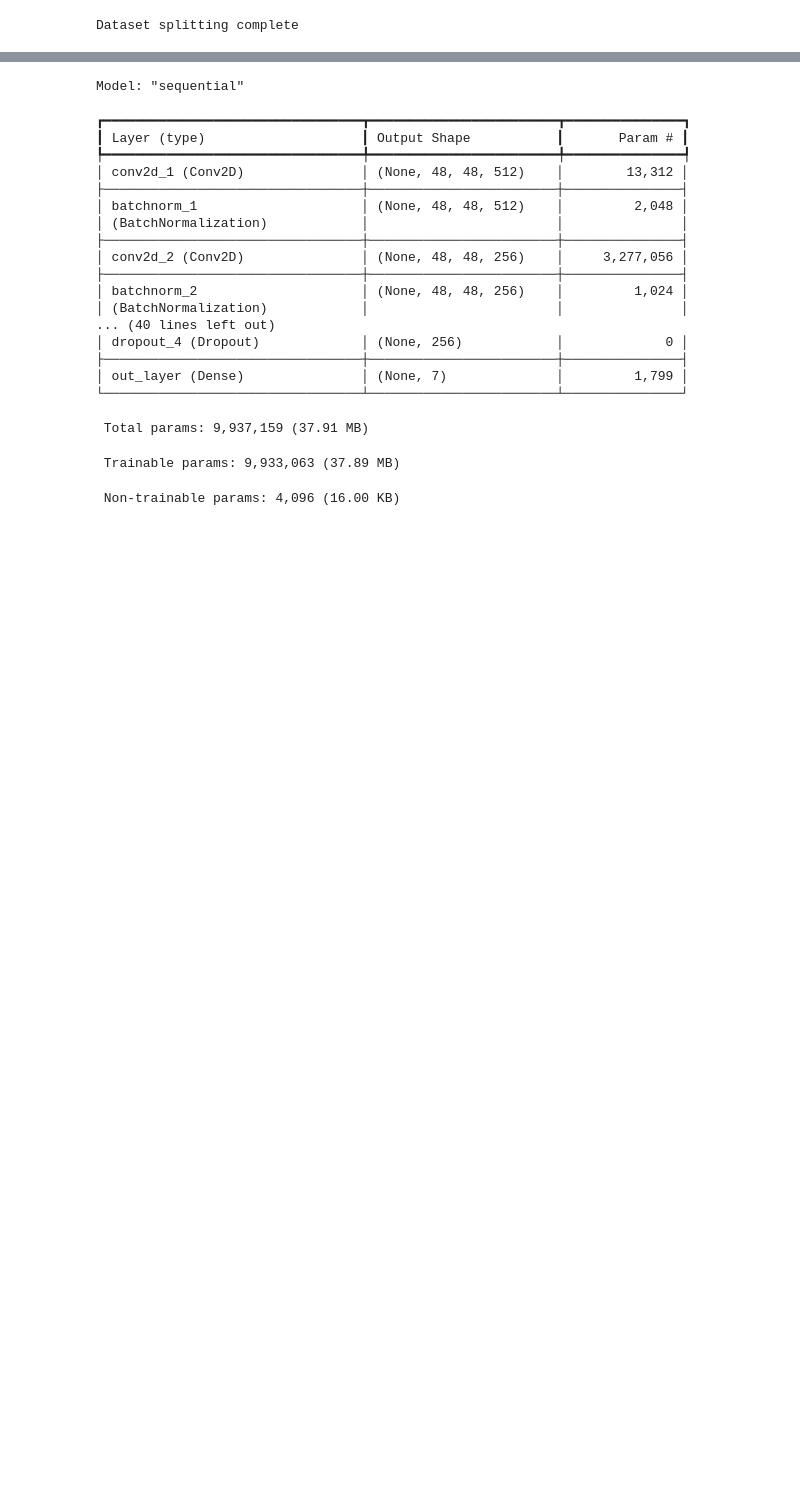
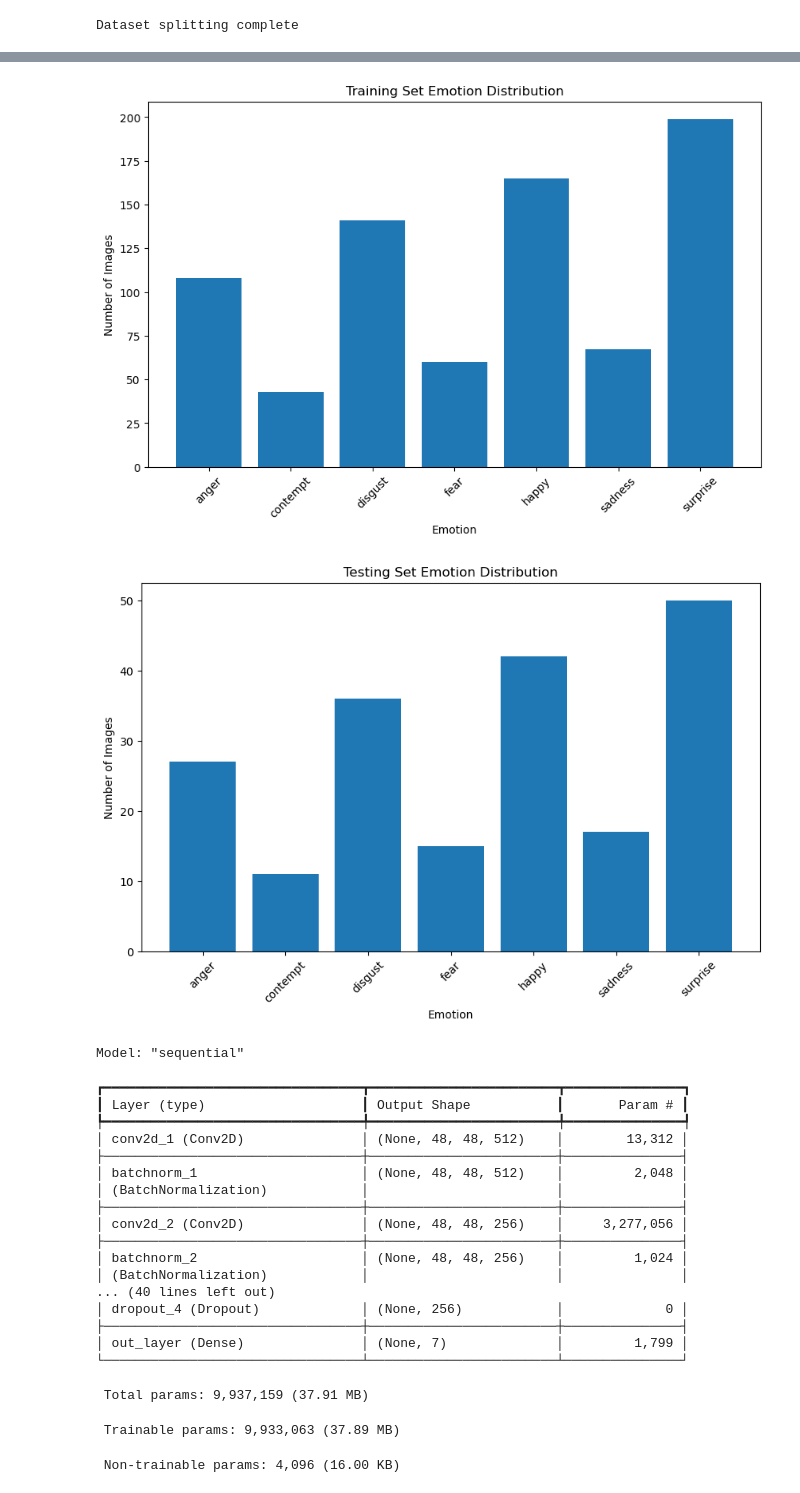
Before and after one commit to raj91ravi/Facial-Emotion-Recognition, a Jupyter notebook: FER_CK+.ipynb, the cells around one changed output, grey strips where cells are left out. Cells and saved outputs as stored; diff of their text form; code cells hidden in the pictures; blank space fills up the shorter version.

```diff
--- a/FER_CK+.ipynb
+++ b/FER_CK+.ipynb
@@ -147,0 +153,24 @@ optims = [
+# %%
+#class distribution
+
+def plot_class_distribution(directory, title):
+    class_names = os.listdir(directory)
+    class_counts = []
+    for class_name in class_names:
+        class_dir = os.path.join(directory, class_name)
+        if os.path.isdir(class_dir):
+            class_counts.append(len(os.listdir(class_dir)))
+
+    plt.figure(figsize=(10, 6))
+    plt.bar(class_names, class_counts)
+    plt.title(title)
+    plt.xlabel('Emotion')
+    plt.ylabel('Number of Images')
+    plt.xticks(rotation=45)
+    plt.show()
+
+plot_class_distribution('ck+_train', "Training Set Emotion Distribution")
+plot_class_distribution('ck+_test', "Testing Set Emotion Distribution")
+# %% [output]
+[figure, added]
+[figure, added]
```
Also changed, not shown: parts of 13 cells of this notebook.
